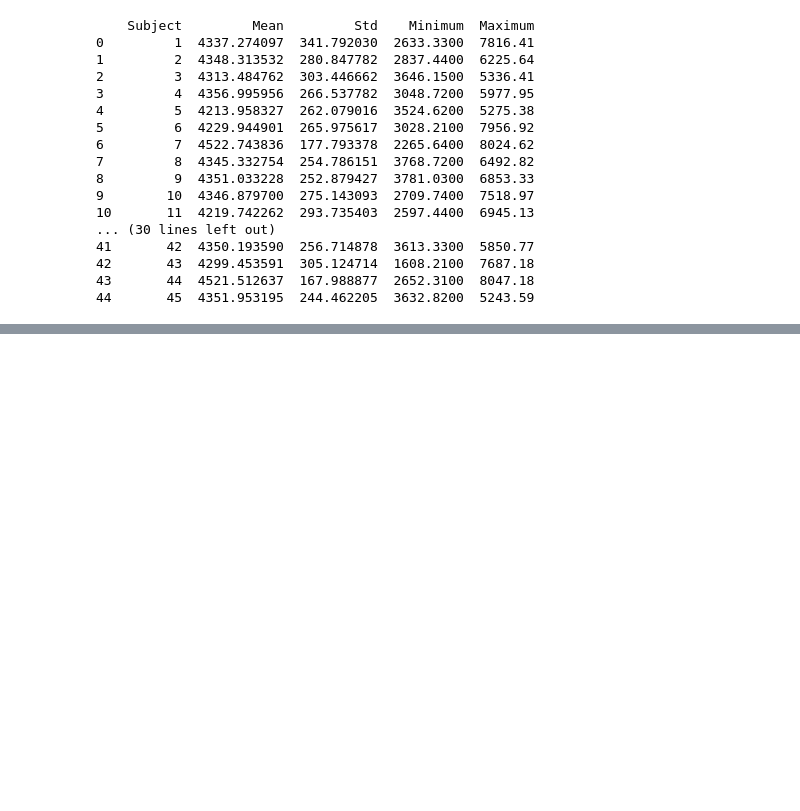
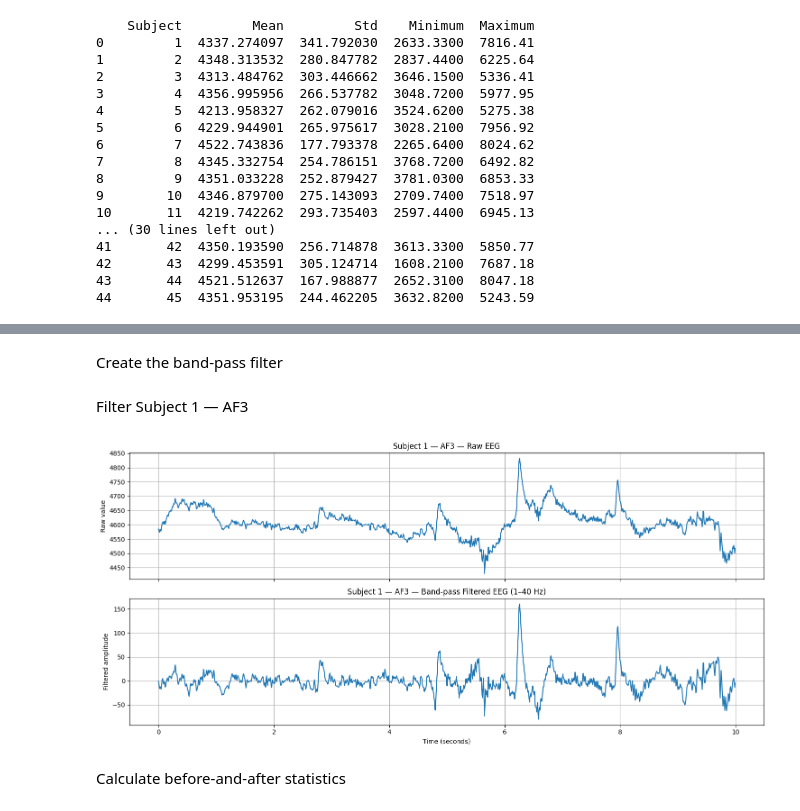
Before and after one commit to HumaimaRiaz47/eeg-cognitive-load-comparison, a Jupyter notebook: notebooks/dataset_exploration.ipynb, the cells around one changed output, grey strips where cells are left out. Cells and saved outputs as stored; diff of their text form; code cells hidden in the pictures; blank space fills up the shorter version.

```diff
--- a/notebooks/dataset_exploration.ipynb
+++ b/notebooks/dataset_exploration.ipynb
@@ -638,0 +836,75 @@ print(subject_stats_df)
+# %% [markdown]
+Create the band-pass filter
+# %%
+from scipy.signal import butter, sosfiltfilt
+
+fs = 128
+
+def bandpass_filter(signal_data, lowcut=1.0, highcut=40.0, fs=128, order=4):
+
+    sos = butter(
+        order,
+        [lowcut, highcut],
+        btype="bandpass",
+        fs=fs,
+        output="sos"
+    )
+
+    filtered_signal = sosfiltfilt(sos, signal_data)
+
+    return filtered_signal
+# %% [markdown]
+Filter Subject 1 — AF3
+# %%
+import numpy as np
+import matplotlib.pyplot as plt
+
+subject_idx = 0
+channel_idx = 0   # AF3
+
+raw_signal = X[channel_idx, :, subject_idx]
+
+filtered_signal = bandpass_filter(
+    raw_signal,
+    lowcut=1,
+    highcut=40,
+    fs=128
+)
+
+duration = 10
+end_sample = duration * fs
+
+time = np.arange(end_sample) / fs
+
+fig, axes = plt.subplots(2, 1, figsize=(15, 7), sharex=True)
+
+axes[0].plot(
+    time,
+    raw_signal[:end_sample]
+)
+
+axes[0].set_title(
+    "Subject 1 — AF3 — Raw EEG"
+)
+axes[0].set_ylabel("Raw value")
+axes[0].grid(True)
+
+
+axes[1].plot(
+    time,
+    filtered_signal[:end_sample]
+)
+
+axes[1].set_title(
+    "Subject 1 — AF3 — Band-pass Filtered EEG (1–40 Hz)"
+)
+axes[1].set_xlabel("Time (seconds)")
+axes[1].set_ylabel("Filtered amplitude")
+axes[1].grid(True)
+
+plt.tight_layout()
+plt.show()
+# %% [output]
+[figure, added]
+# %% [markdown]
+Calculate before-and-after statistics
```
Also changed, not shown: parts of 31 cells of this notebook.
